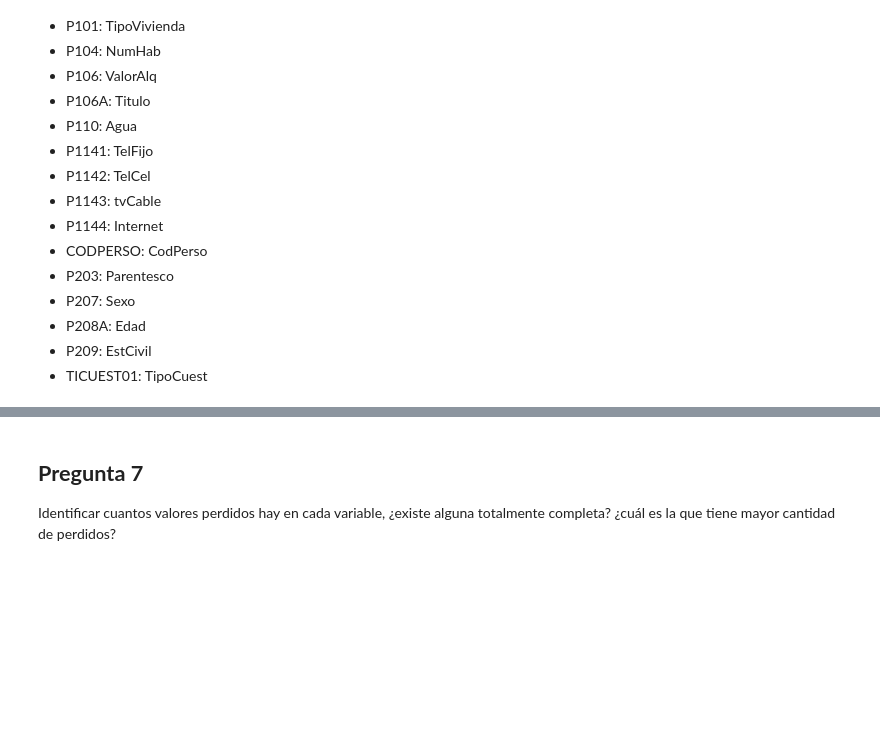
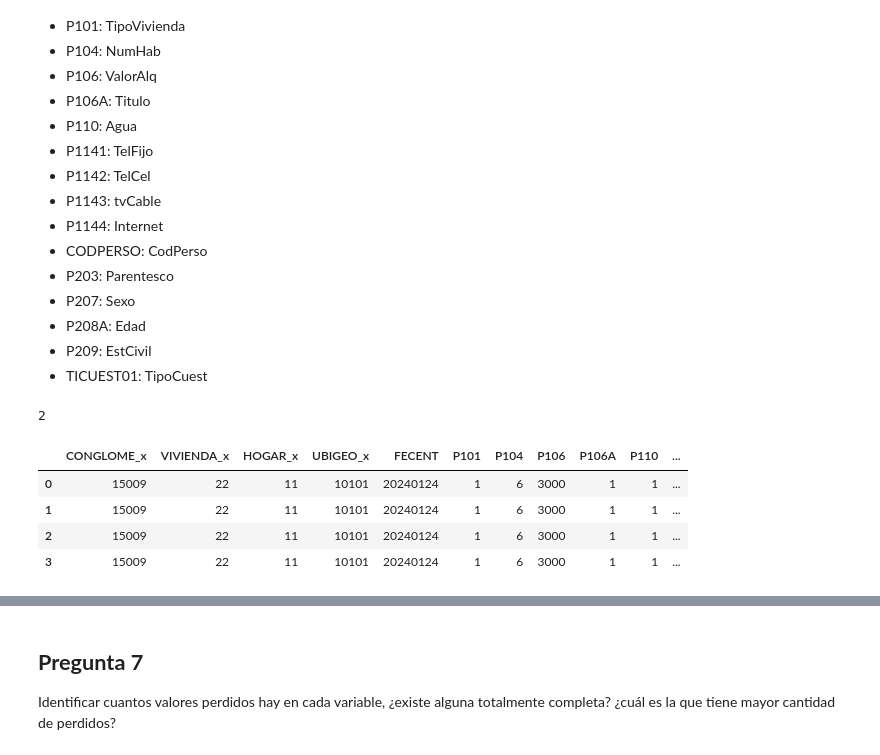
Before and after one commit to jeguns/EP7173, a Jupyter notebook: Unidad 02/02_Procedimientos_básicos_de_preprocesamiento_de_datos.ipynb, the cells around one changed output, grey strips where cells are left out. Cells and saved outputs as stored; diff of their text form; code cells hidden in the pictures; blank space fills up the shorter version.

```diff
--- a/Unidad 02/02_Procedimientos_básicos_de_preprocesamiento_de_datos.ipynb
+++ b/Unidad 02/02_Procedimientos_básicos_de_preprocesamiento_de_datos.ipynb
@@ -207,6 +416,21 @@ A partir de esta pregunta, ejecutar los códigos usando datos_int. Cambiar los n
   - P208A: Edad
   - P209: EstCivil
   - TICUEST01: TipoCuest
+# %%
+# prompt: Show me an example of a dictionary
+
+my_dict = {"apple": 1, "banana": 2, "cherry": 3}
+my_dict['banana']
+# %% [output]
+2
+# %%
+datos_int.head(4)
+# %% [output]
+|  | CONGLOME_x | VIVIENDA_x | HOGAR_x | UBIGEO_x | FECENT | P101 | P104 | P106 | P106A | P110 | ... |
+| 0 | 15009 | 22 | 11 | 10101 | 20240124 | 1 | 6 | 3000 | 1 | 1 | ... |
+| 1 | 15009 | 22 | 11 | 10101 | 20240124 | 1 | 6 | 3000 | 1 | 1 | ... |
+| 2 | 15009 | 22 | 11 | 10101 | 20240124 | 1 | 6 | 3000 | 1 | 1 | ... |
+| 3 | 15009 | 22 | 11 | 10101 | 20240124 | 1 | 6 | 3000 | 1 | 1 | ... |
 # %%
 nuevos_nombres = {'CONGLOME_x':'Conglome', 'VIVIENDA_x':'Vivienda', 'HOGAR_x':'Hogar', 'UBIGEO_x':'Ubigeo', 'FECENT':'FecEnt',
                   'P101':'TipoVivienda', 'P104':'NumHab', 'P106':'ValorAlq', 'P106A':'Titulo','P110':'Agua',
```
Also changed, not shown: parts of 21 cells of this notebook.
